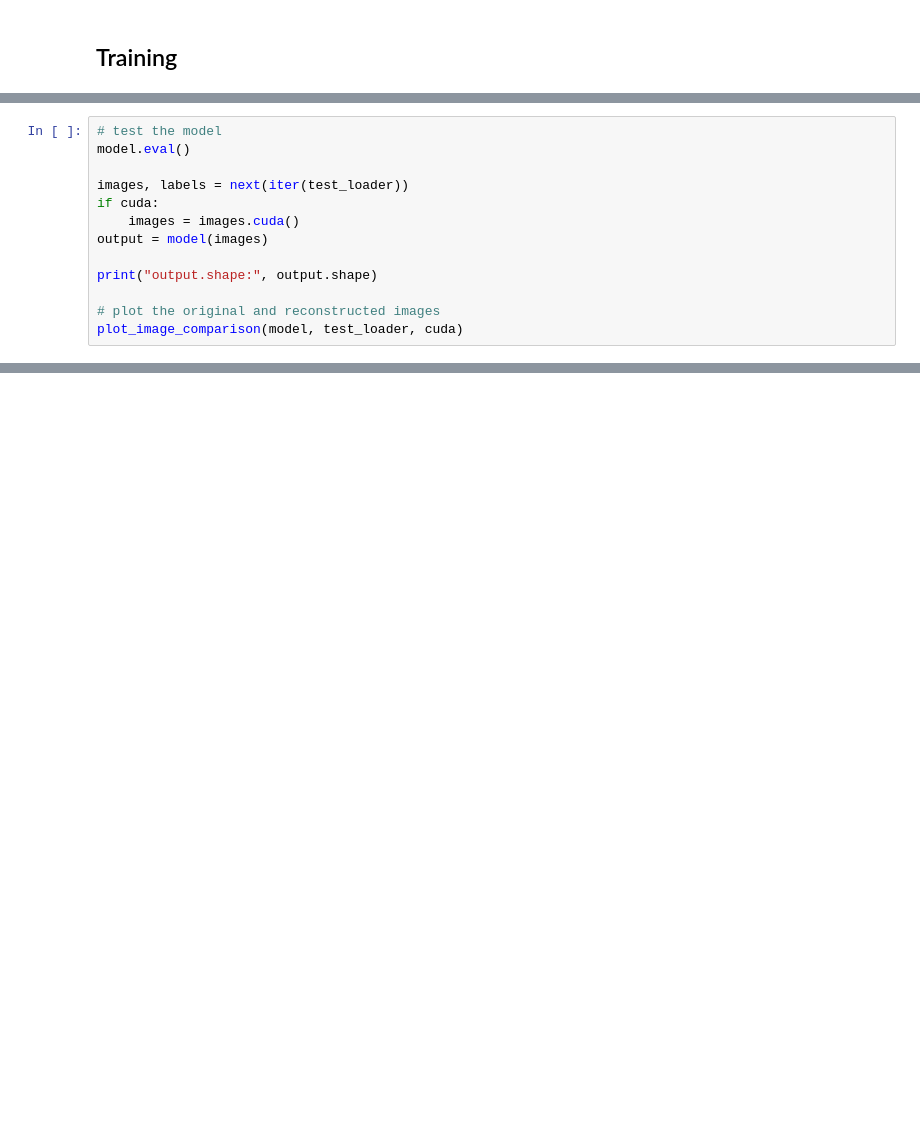
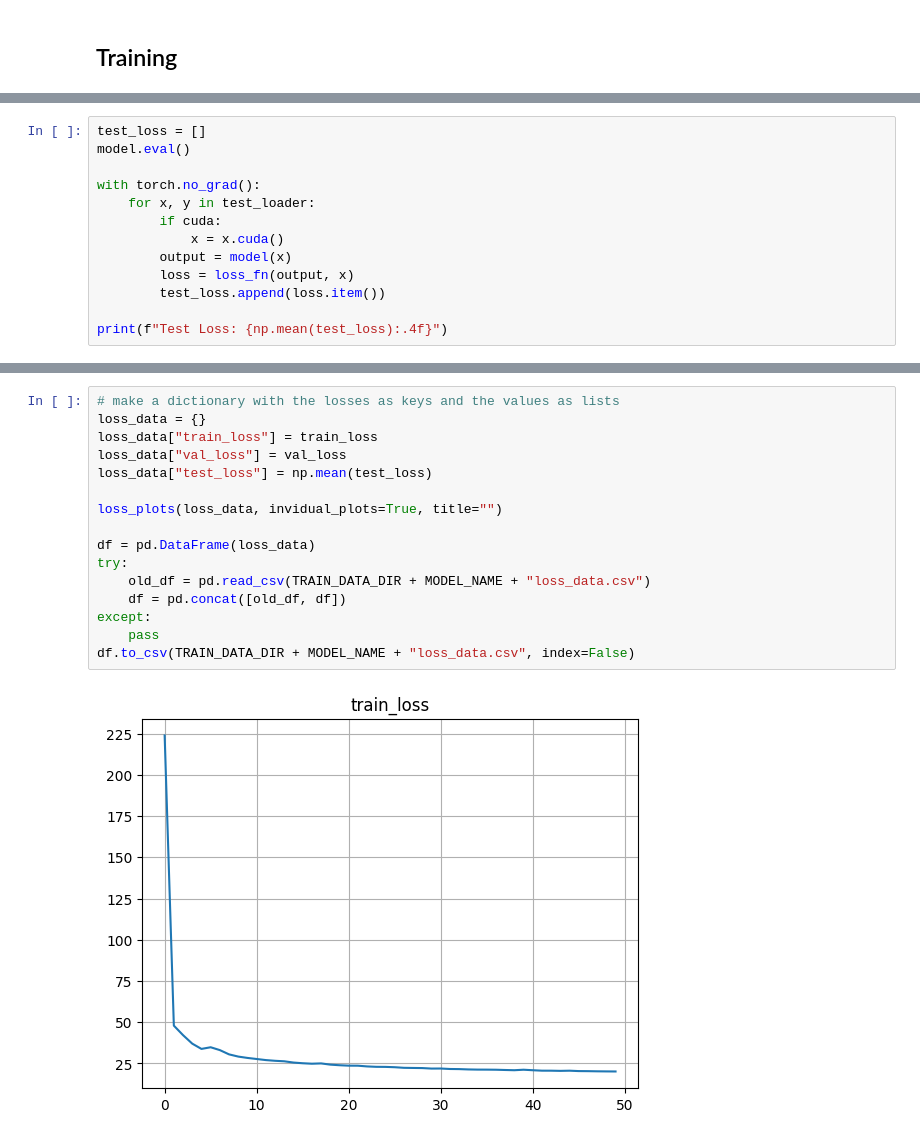
Before and after one commit to Ottohesten/02466-Cell-Profiling, a Jupyter notebook: autoencoder.ipynb, the cells around one changed output, grey strips where cells are left out. Cells and saved outputs as stored; diff of their text form; blank space fills up the shorter version.

```diff
--- a/autoencoder.ipynb
+++ b/autoencoder.ipynb
@@ -117,13 +191,0 @@ Epoch 1, loss: 0.05702828705660316
-# %%
-# test the model
-model.eval()
-
-images, labels = next(iter(test_loader))
-if cuda:
-    images = images.cuda()
-output = model(images)
-
-print("output.shape:", output.shape)
-
-# plot the original and reconstructed images
-plot_image_comparison(model, test_loader, cuda)
@@ -132,0 +194,13 @@ output.shape: torch.Size([64, 784])
+# %%
+test_loss = []
+model.eval()
+
+with torch.no_grad():
+    for x, y in test_loader:
+        if cuda:
+            x = x.cuda()
+        output = model(x)
+        loss = loss_fn(output, x)
+        test_loss.append(loss.item())
+
+print(f"Test Loss: {np.mean(test_loss):.4f}")
@@ -132,0 +209,18 @@ output.shape: torch.Size([64, 784])
+# %%
+# make a dictionary with the losses as keys and the values as lists
+loss_data = {}
+loss_data["train_loss"] = train_loss
+loss_data["val_loss"] = val_loss
+loss_data["test_loss"] = np.mean(test_loss)
+
+loss_plots(loss_data, invidual_plots=True, title="")
+
+df = pd.DataFrame(loss_data)
+try:
+    old_df = pd.read_csv(TRAIN_DATA_DIR + MODEL_NAME + "loss_data.csv")
+    df = pd.concat([old_df, df])
+except:
+    pass
+df.to_csv(TRAIN_DATA_DIR + MODEL_NAME + "loss_data.csv", index=False)
+# %% [output]
+[figure, added]
```
Also changed, not shown: parts of 13 cells of this notebook, 18 other files.
